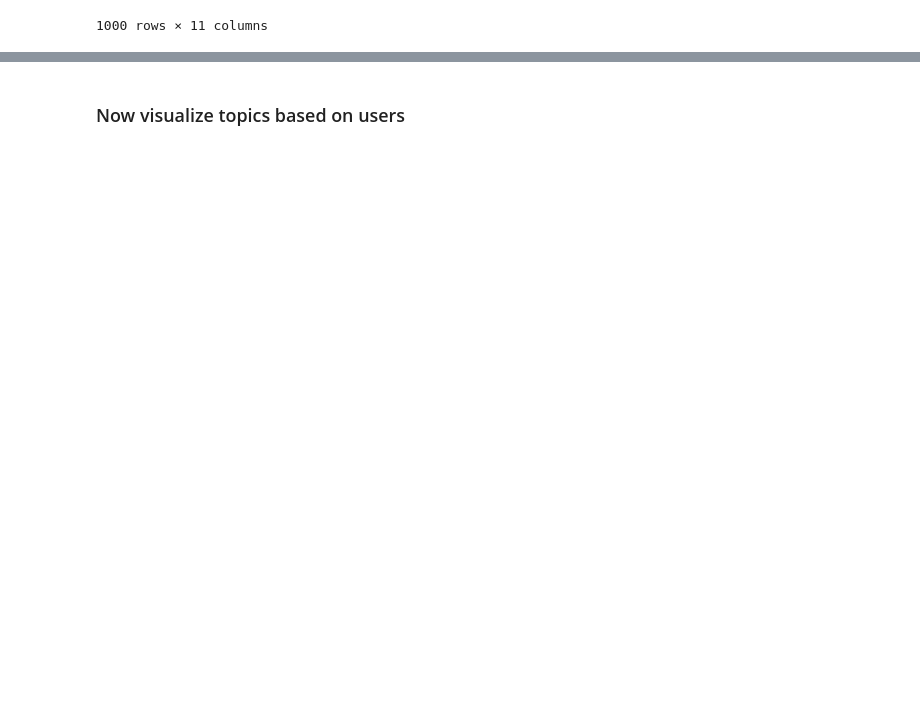
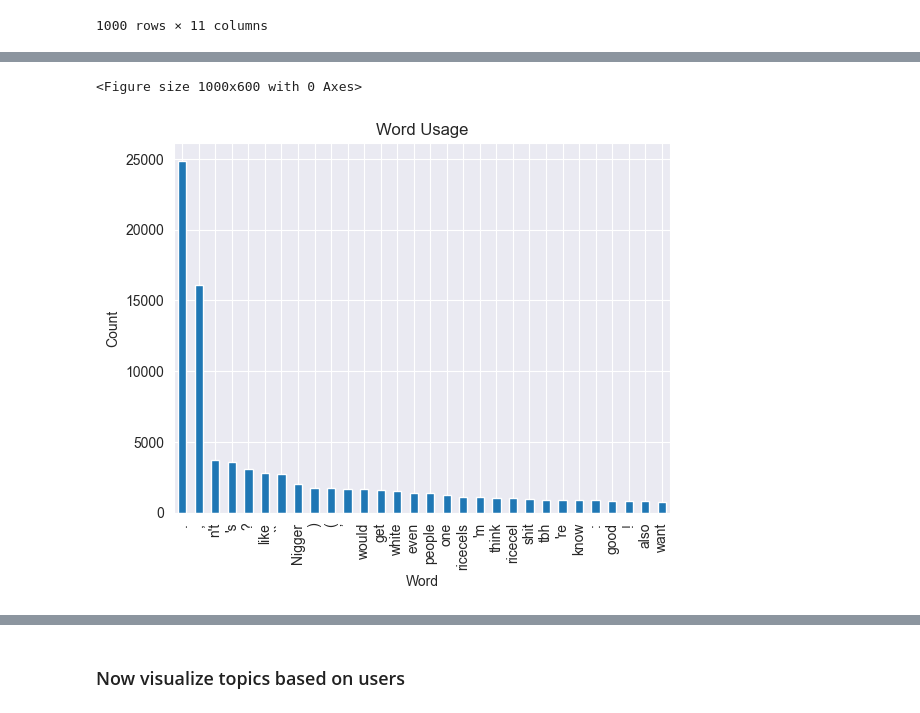
Before and after one commit to YanAsadchy/disc-analysis, a Jupyter notebook: src/asadchy/nltk.ipynb, the cells around one changed output, grey strips where cells are left out. Saved outputs shown, nothing was run; the diff lists cells and outputs as text; code cells hidden in the pictures; blank space fills up the shorter version.

```diff
--- a/src/asadchy/nltk.ipynb
+++ b/src/asadchy/nltk.ipynb
@@ -263,0 +735,7 @@ plt.show()
+# %%
+%%time
+# Word usage statistics
+
+
+df_ethnic['word_usage'] = df_ethnic.post_content_clean.apply(get_word_usage)
+df_ethnic
@@ -263,0 +762,9 @@ plt.show()
+# %%
+%%time
+# Extract main topics
+df_ethnic['main_topics'] = df_ethnic.post_content_clean.apply(extract_main_topics)
+
+## delete main topics containing 1 letter
+df_ethnic['main_topics'] = df_ethnic['main_topics'].apply(lambda x: x if len(x) > 1 else np.nan)
+df_ethnic.dropna(subset=['main_topics'], inplace=True)
+df_ethnic
@@ -263,0 +818,21 @@ plt.show()
+# %%
+# Take a sample ( too large)
+df_ethnic_sample = df_ethnic#.sample(5000)
+# %%
+%%time
+# Visualize the word use (takes few minutes time)
+
+ethnic_word_usage = df_ethnic_sample['word_usage'].sum()
+ethnic_word_df = pd.DataFrame.from_dict(ethnic_word_usage, orient='index', columns=['Count'])
+ethnic_word_df = ethnic_word_df.sort_values(by='Count', ascending=False)
+
+#plot only top 30
+plt.figure(figsize=(10, 6))
+ethnic_word_df.head(30).plot(kind='bar', legend=False)
+plt.xlabel('Word')
+plt.ylabel('Count')
+plt.title('Word Usage')
+plt.show()
+# %% [output]
+<Figure size 1000x600 with 0 Axes>
+[figure, added]
```
Also changed, not shown: parts of 53 cells of this notebook, 2 other files.
